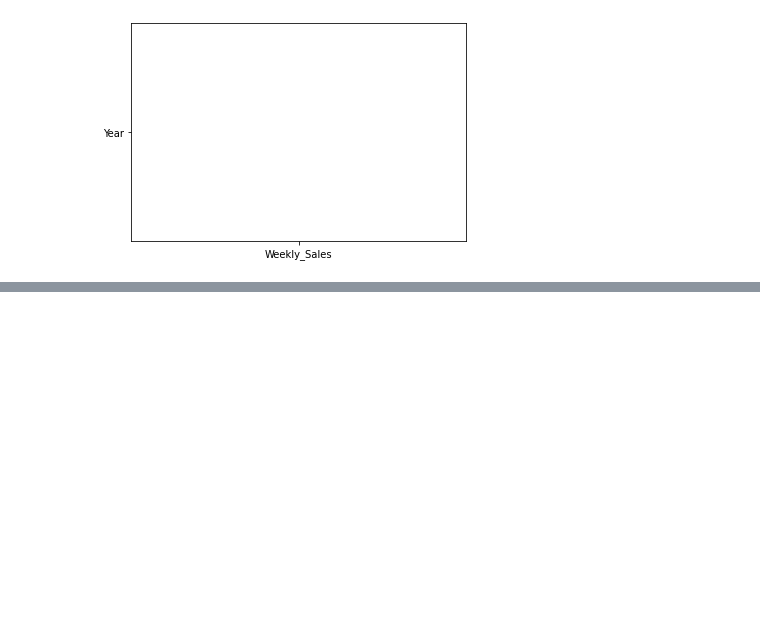
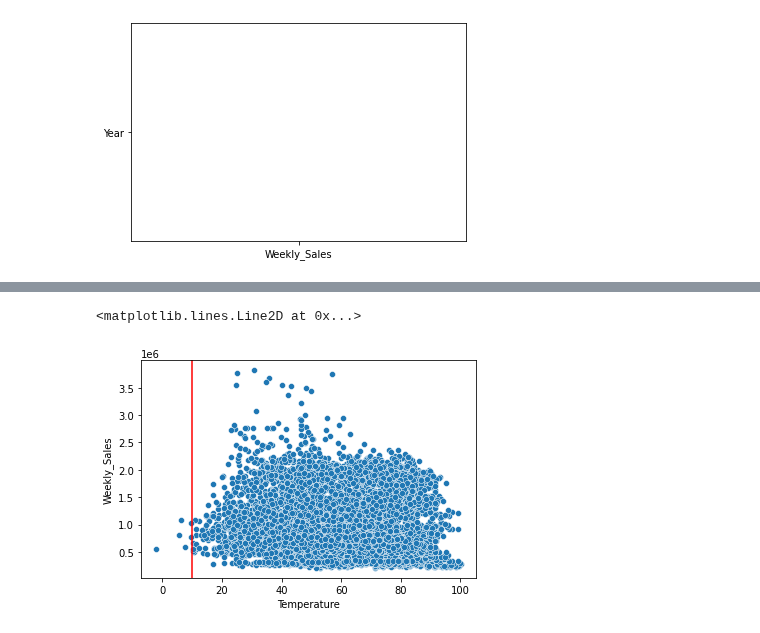
Before and after one commit to Psyclophe/Data-Scientist, a Jupyter notebook: Wal_mart_analysis_forecasting.ipynb, the cells around one changed output, grey strips where cells are left out. Drawn from its saved outputs; the diff is of its cells as text; code cells hidden in the pictures; blank space fills up the shorter version.

```diff
--- a/Wal_mart_analysis_forecasting.ipynb
+++ b/Wal_mart_analysis_forecasting.ipynb
@@ -476,0 +487,6 @@ df[(df['Date'] - pd.to_datetime('2010-02-12')).abs().min()==(df['Date'] - pd.to_
+# %%
+sns.scatterplot(data=df,x='Temperature', y='Weekly_Sales')
+plt.axvline(x=10,color='r')
+# %% [output]
+<matplotlib.lines.Line2D at 0x...>
+[figure, added]
```
Also changed, not shown: parts of 2 cells of this notebook.
